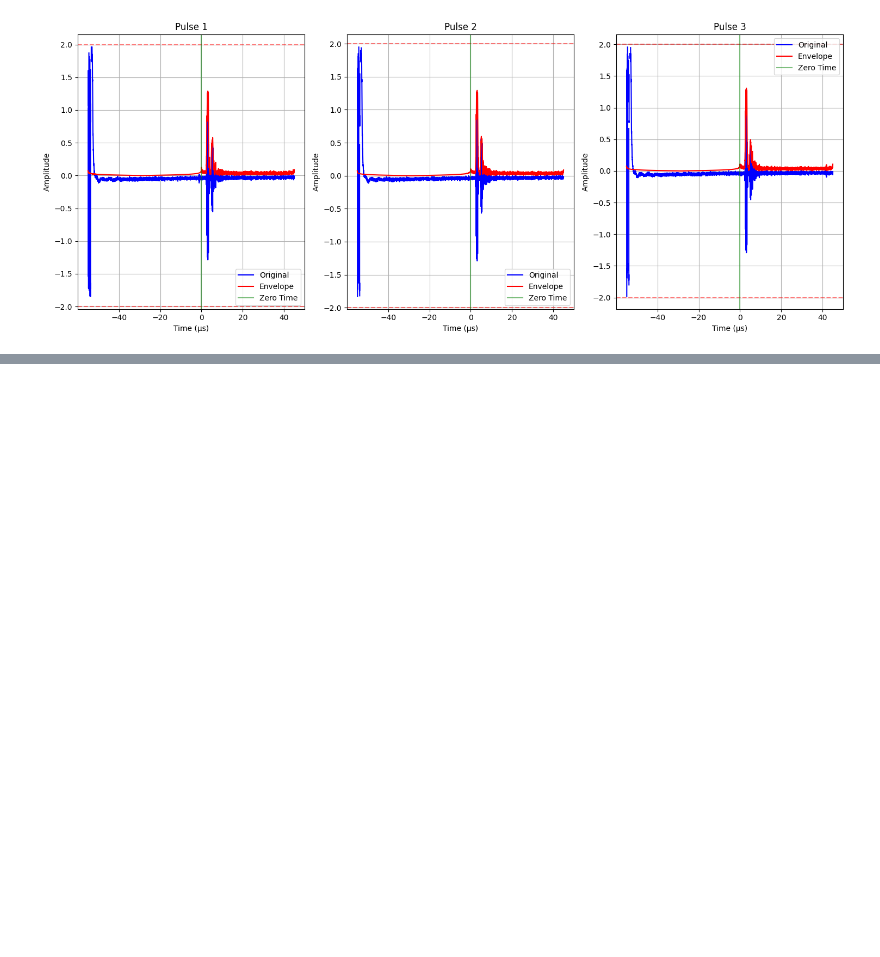
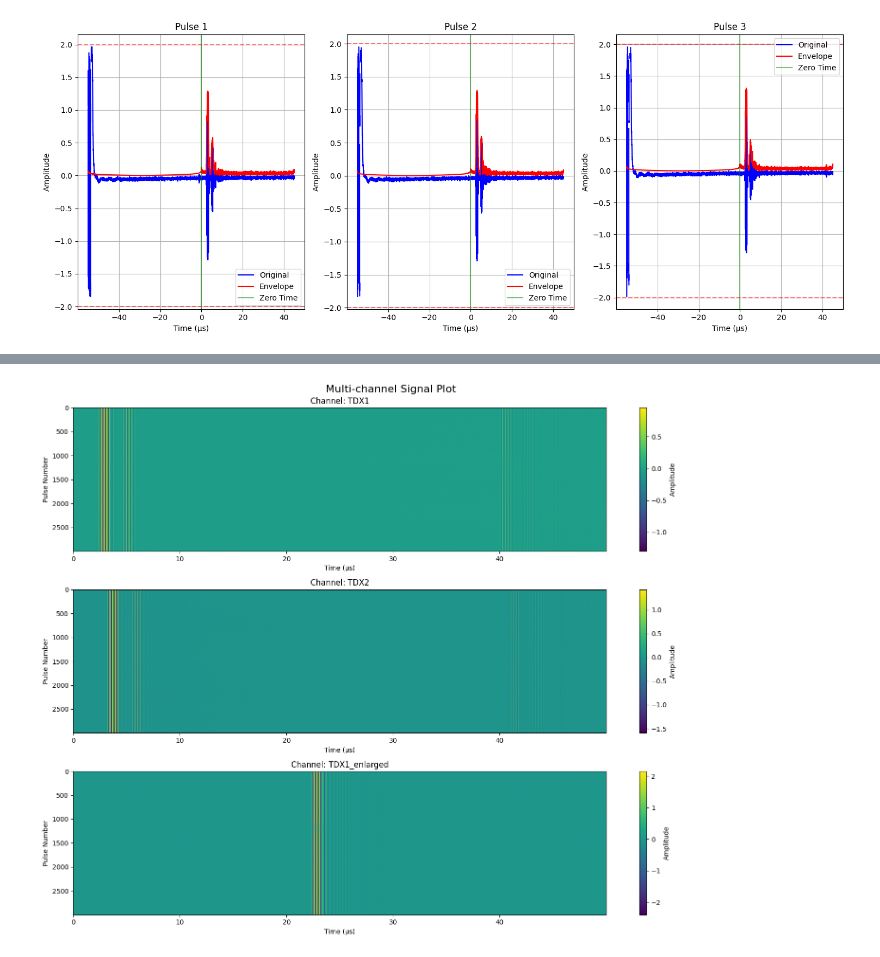
Before and after one commit to yymgc2003/psdata2matlab, a Jupyter notebook: sandbox.ipynb, the cells around one changed output, grey strips where cells are left out. Drawn from its saved outputs; the diff is of its cells as text; code cells hidden in the pictures; blank space fills up the shorter version.

```diff
--- a/sandbox.ipynb
+++ b/sandbox.ipynb
@@ -1084,0 +942,47 @@ KeyError: 'time_axis_trimmed'
+# %%
+import matplotlib.pyplot as plt
+import numpy as np
+
+# Load data
+data = np.load('D:\csvfiles\sandbox\P20240726-1600_multi_channel.npz', allow_pickle=True)
+signal_data = data['signal_data']
+
+# メタデータの読み込み
+metadata = data['metadata'].item()
+Tinterval = metadata['Tinterval']  # サンプリング間隔を取得
+
+# List of channel names
+channels = ['TDX1', 'TDX2', 'TDX1_enlarged']
+
+# Plot settings
+fig, axes = plt.subplots(3, 1, figsize=(15, 12))
+fig.suptitle('Multi-channel Signal Plot', fontsize=16)
+
+# Plot for each channel
+for i, channel in enumerate(channels):
+    # Get channel index
+    channel_idx = channels.index(channel)
+
+    # Get and preprocess data
+    channel_data = signal_data[channel_idx]
+
+    # Replace infinite values with NaN
+    channel_data = np.where(np.isinf(channel_data), np.nan, channel_data)
+
+    # Calculate time axis using Tinterval from metadata (convert to microseconds)
+    time_axis = np.arange(channel_data.shape[1]) * Tinterval * 1e6  # Convert seconds to microseconds
+
+    # Plot
+    im = axes[i].imshow(channel_data, aspect='auto', cmap='viridis',
+                       extent=[0, time_axis[-1], channel_data.shape[0]-0.5, -0.5])
+    axes[i].set_title(f'Channel: {channel}')
+    axes[i].set_xlabel('Time (μs)')  # Time axis is now in microseconds
+    axes[i].set_ylabel('Pulse Number')
+
+    # Add colorbar
+    plt.colorbar(im, ax=axes[i], label='Amplitude')
+
+plt.tight_layout()
+plt.show()
+# %% [output]
+[figure, added]
```
Also changed, not shown: parts of 5 cells of this notebook, 4 other files.
